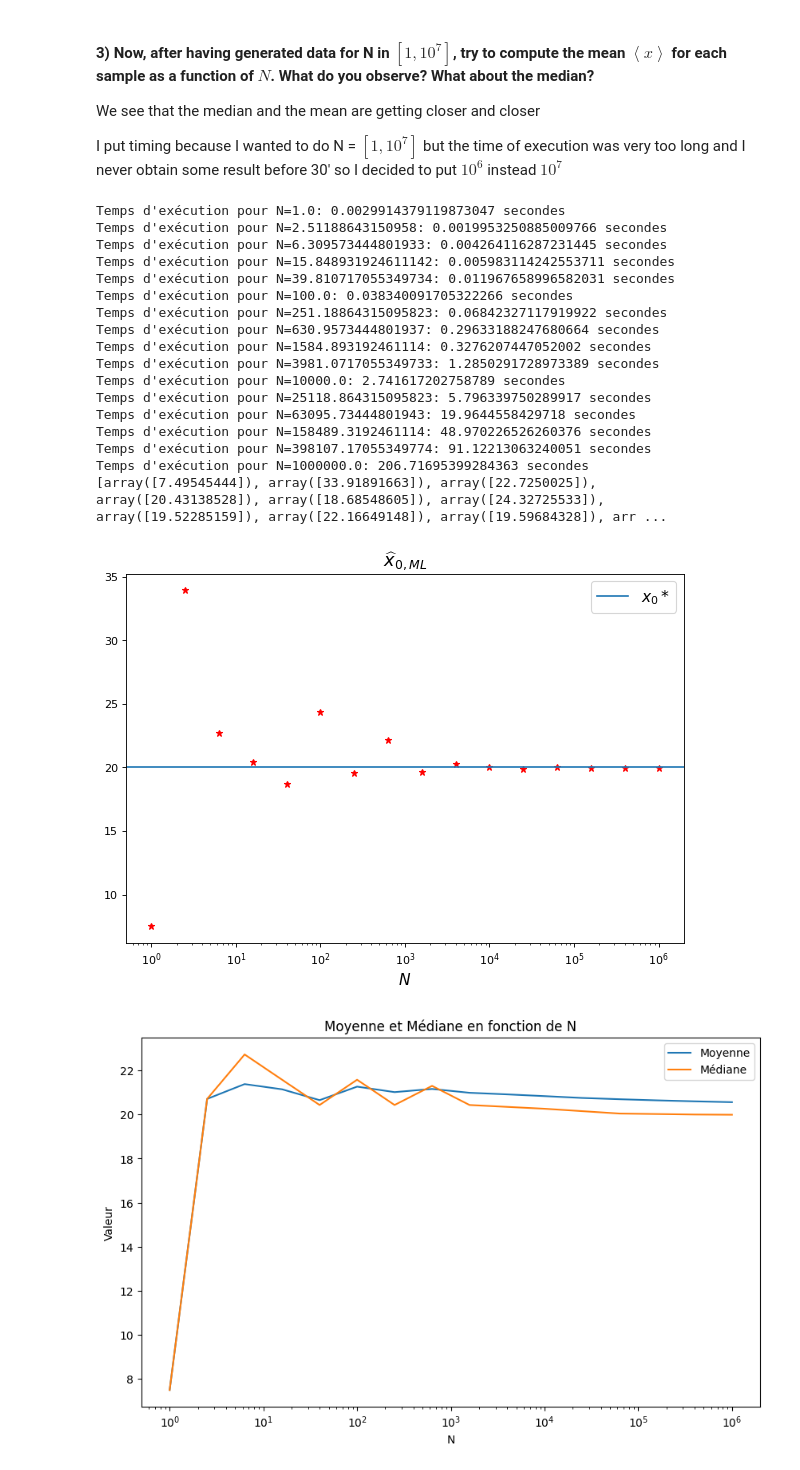
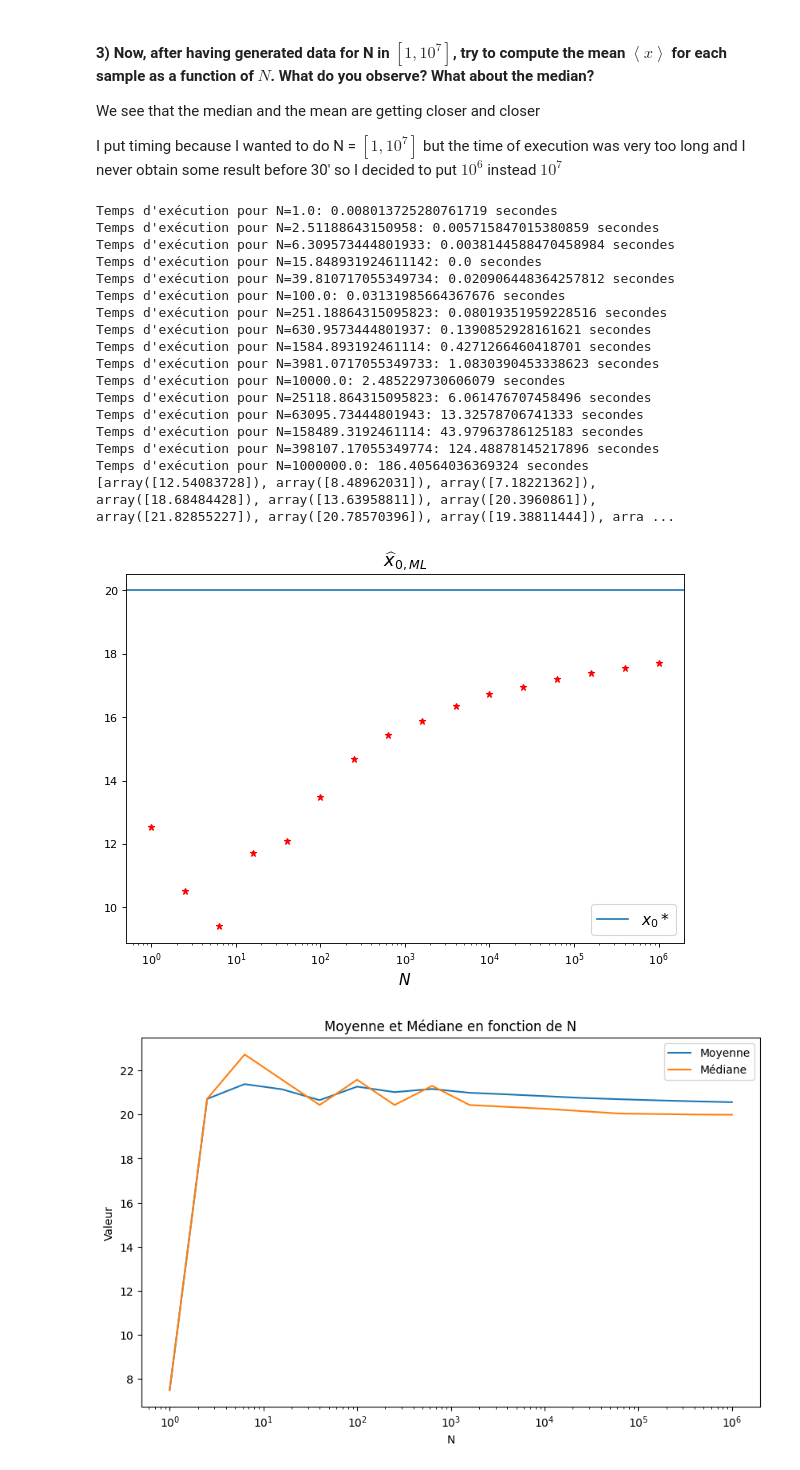
Before and after one commit to fpalmisa/FundamentalLearningEPFL, a Jupyter notebook: TP2/FoIL_ex2_Palmisano.ipynb, the cells around one changed output. Cells and saved outputs as stored; diff of their text form; code cells hidden in the pictures.

```diff
--- a/TP2/FoIL_ex2_Palmisano.ipynb
+++ b/TP2/FoIL_ex2_Palmisano.ipynb
@@ -169,7 +169,7 @@ N=100
 x0_true=20
 y0_true=15
 #Always the same parameter
-x=cauchy.rvs(loc=y0_true,scale=x0_true,size=N)
+x=cauchy.rvs(loc=x0_true,scale=y0_true,size=N)
 # %% [markdown]
 we compute the Log-likelihood for a range of values of $x_0$ around the true value $x_0*$ and plot its behaviour
 # %%
@@ -202,9 +202,9 @@ plt.legend(fontsize=14);
 tab_N = np.logspace(0, 4, num=16, base=10)
 x0_ML=[]
 for N in tab_N:
-  x=cauchy.rvs(loc=y0_true,scale=x0_true,size=int(N))
+  x=cauchy.rvs(loc=x0_true,scale=y0_true,size=int(N))
   x0_guess = np.random.uniform(0,30) # we have to give a guess for the minimizer algorithm to start
-  optimum = minimize(lambda x0:-loglh(y0_true,x0,x),x0_guess, method='Nelder-Mead')
+  optimum = minimize(lambda x0:-loglh(x0,y0_true,x),x0_guess, method='Nelder-Mead')
   x0_ML.append(optimum.x)
 print(x0_ML)
 # %% [output]
@@ -247,33 +247,34 @@ for N in tab_N:
   print(f"Temps d'exécution pour N={N}: {execution_time} secondes")
 print(x0_ML)
 # %% [output]
-Temps d'exécution pour N=1.0: 0.0029914379119873047 secondes
-Temps d'exécution pour N=2.51188643150958: 0.0019953250885009766 secondes
-Temps d'exécution pour N=6.309573444801933: 0.004264116287231445 secondes
-Temps d'exécution pour N=15.848931924611142: 0.005983114242553711 secondes
-Temps d'exécution pour N=39.810717055349734: 0.011967658996582031 secondes
-Temps d'exécution pour N=100.0: 0.038340091705322266 secondes
-Temps d'exécution pour N=251.18864315095823: 0.06842327117919922 secondes
-Temps d'exécution pour N=630.9573444801937: 0.29633188247680664 secondes
-Temps d'exécution pour N=1584.893192461114: 0.3276207447052002 secondes
-Temps d'exécution pour N=3981.0717055349733: 1.2850291728973389 secondes
-Temps d'exécution pour N=10000.0: 2.741617202758789 secondes
-Temps d'exécution pour N=25118.864315095823: 5.796339750289917 secondes
-Temps d'exécution pour N=63095.73444801943: 19.9644558429718 secondes
-Temps d'exécution pour N=158489.3192461114: 48.970226526260376 secondes
-Temps d'exécution pour N=398107.17055349774: 91.12213063240051 secondes
-Temps d'exécution pour N=1000000.0: 206.71695399284363 secondes
-[array([7.49545444]), array([33.91891663]), array([22.7250025]), array([20.43138528]), array([18.68548605]), array([24.32725533]), array([19.52285159]), array([22.16649148]), array([19.59684328]), arr ...
+Temps d'exécution pour N=1.0: 0.008013725280761719 secondes
+Temps d'exécution pour N=2.51188643150958: 0.005715847015380859 secondes
+Temps d'exécution pour N=6.309573444801933: 0.0038144588470458984 secondes
+Temps d'exécution pour N=15.848931924611142: 0.0 secondes
+Temps d'exécution pour N=39.810717055349734: 0.020906448364257812 secondes
+Temps d'exécution pour N=100.0: 0.03131985664367676 secondes
+Temps d'exécution pour N=251.18864315095823: 0.08019351959228516 secondes
+Temps d'exécution pour N=630.9573444801937: 0.1390852928161621 secondes
+Temps d'exécution pour N=1584.893192461114: 0.4271266460418701 secondes
+Temps d'exécution pour N=3981.0717055349733: 1.0830390453338623 secondes
+Temps d'exécution pour N=10000.0: 2.485229730606079 secondes
+Temps d'exécution pour N=25118.864315095823: 6.061476707458496 secondes
+Temps d'exécution pour N=63095.73444801943: 13.32578706741333 secondes
+Temps d'exécution pour N=158489.3192461114: 43.97963786125183 secondes
+Temps d'exécution pour N=398107.17055349774: 124.48878145217896 secondes
+Temps d'exécution pour N=1000000.0: 186.40564036369324 secondes
+[array([12.54083728]), array([8.48962031]), array([7.18221362]), array([18.68484428]), array([13.63958811]), array([20.3960861]), array([21.82855227]), array([20.78570396]), array([19.38811444]), arra ...
 # %%
+tab_N = np.logspace(0, 6, num=16, base=10)
 fig = plt.figure(figsize=(9,6), dpi=80)
 plt.title('$\widehat{x}_{0,ML}$', fontsize=16)
 plt.xlabel('$N$', fontsize=14)
-plt.plot(tab_N,x0_ML,"*",color='r')
+plt.plot(tab_N,mean_values,"*",color='r')
 plt.axhline(x0_true, label="$x_0*$")
 plt.xscale("log")
 plt.legend(fontsize=14);
 # %% [output]
-[figure, old version]
+[figure, new version]
 # %%
 plt.figure(figsize=(10, 6))
 plt.plot(tab_N, mean_values, label='Moyenne')
```
Also changed, not shown: parts of 5 cells of this notebook, 1 other file.
